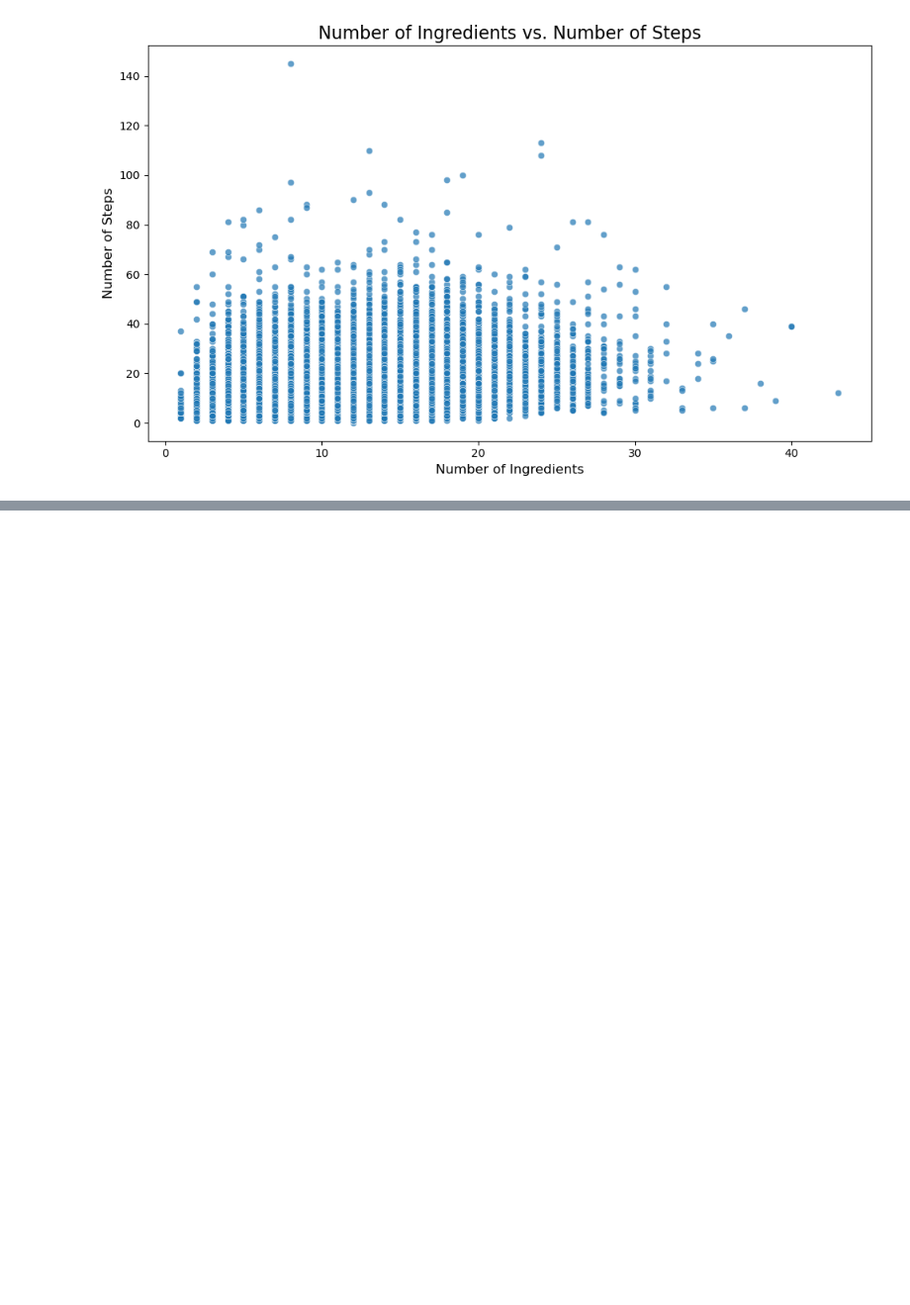
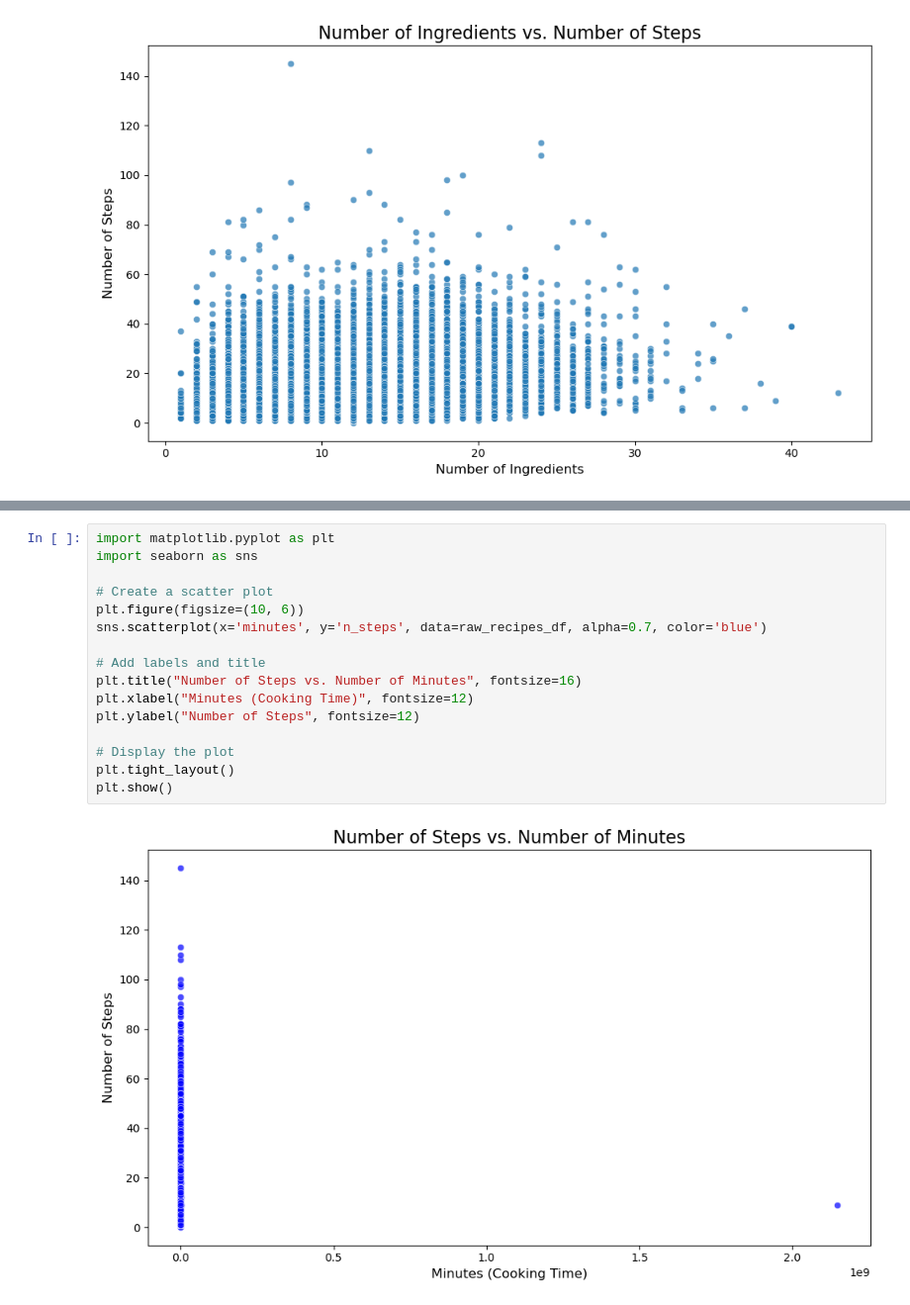
Before and after one commit to nathanielgberg/CSE-258, a Jupyter notebook: Assignment2.ipynb, the cells around one changed output, grey strips where cells are left out. Shown: that part at 99% size. Drawn from its saved outputs; the diff is of its cells as text; blank space fills up the shorter version.

```diff
--- a/Assignment2.ipynb
+++ b/Assignment2.ipynb
@@ -92,0 +151,18 @@ plt.show()
+# %%
+import matplotlib.pyplot as plt
+import seaborn as sns
+
+# Create a scatter plot
+plt.figure(figsize=(10, 6))
+sns.scatterplot(x='minutes', y='n_steps', data=raw_recipes_df, alpha=0.7, color='blue')
+
+# Add labels and title
+plt.title("Number of Steps vs. Number of Minutes", fontsize=16)
+plt.xlabel("Minutes (Cooking Time)", fontsize=12)
+plt.ylabel("Number of Steps", fontsize=12)
+
+# Display the plot
+plt.tight_layout()
+plt.show()
+# %% [output]
+[figure, added]
```
Also changed, not shown: parts of 7 cells of this notebook.
